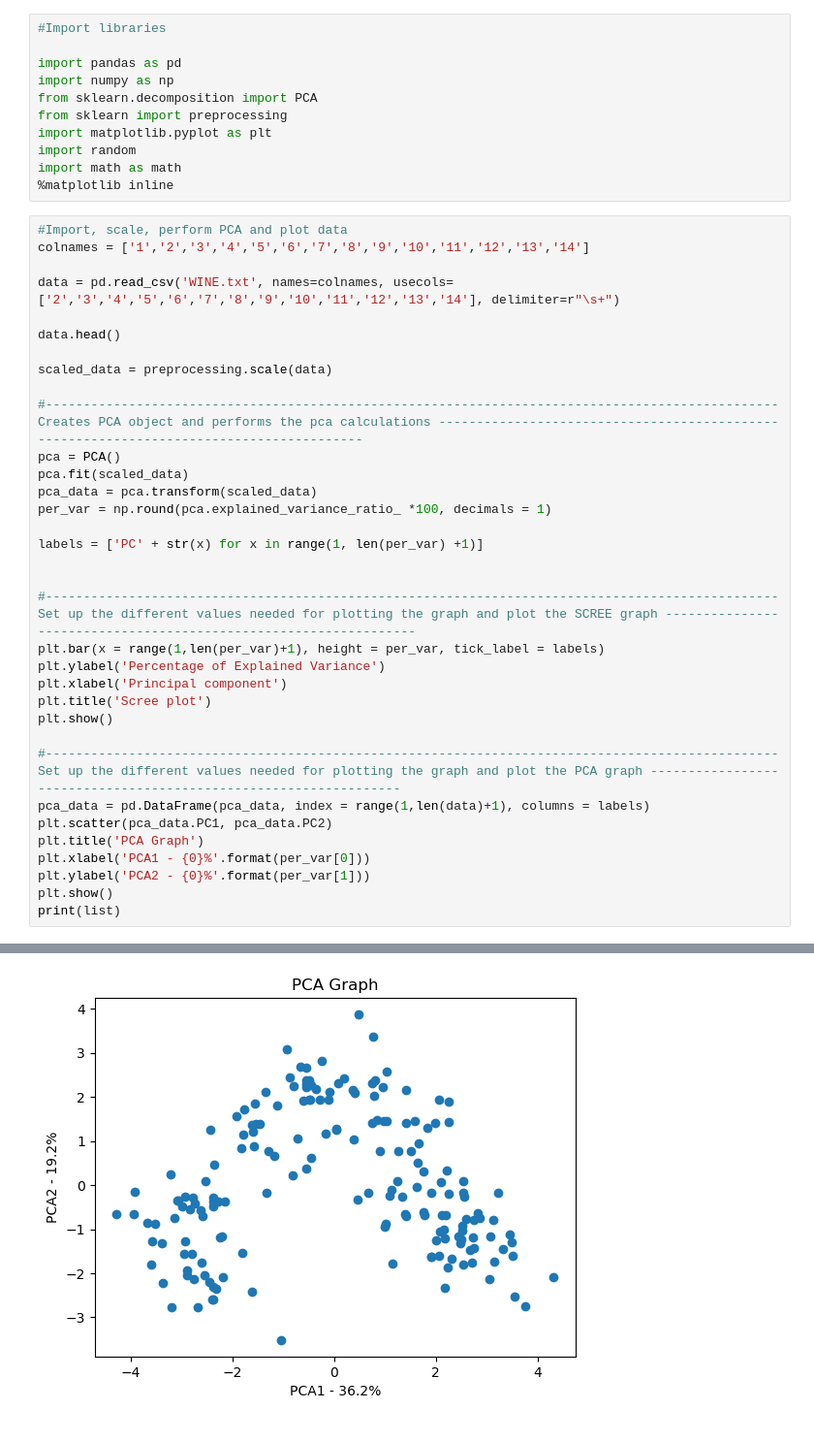
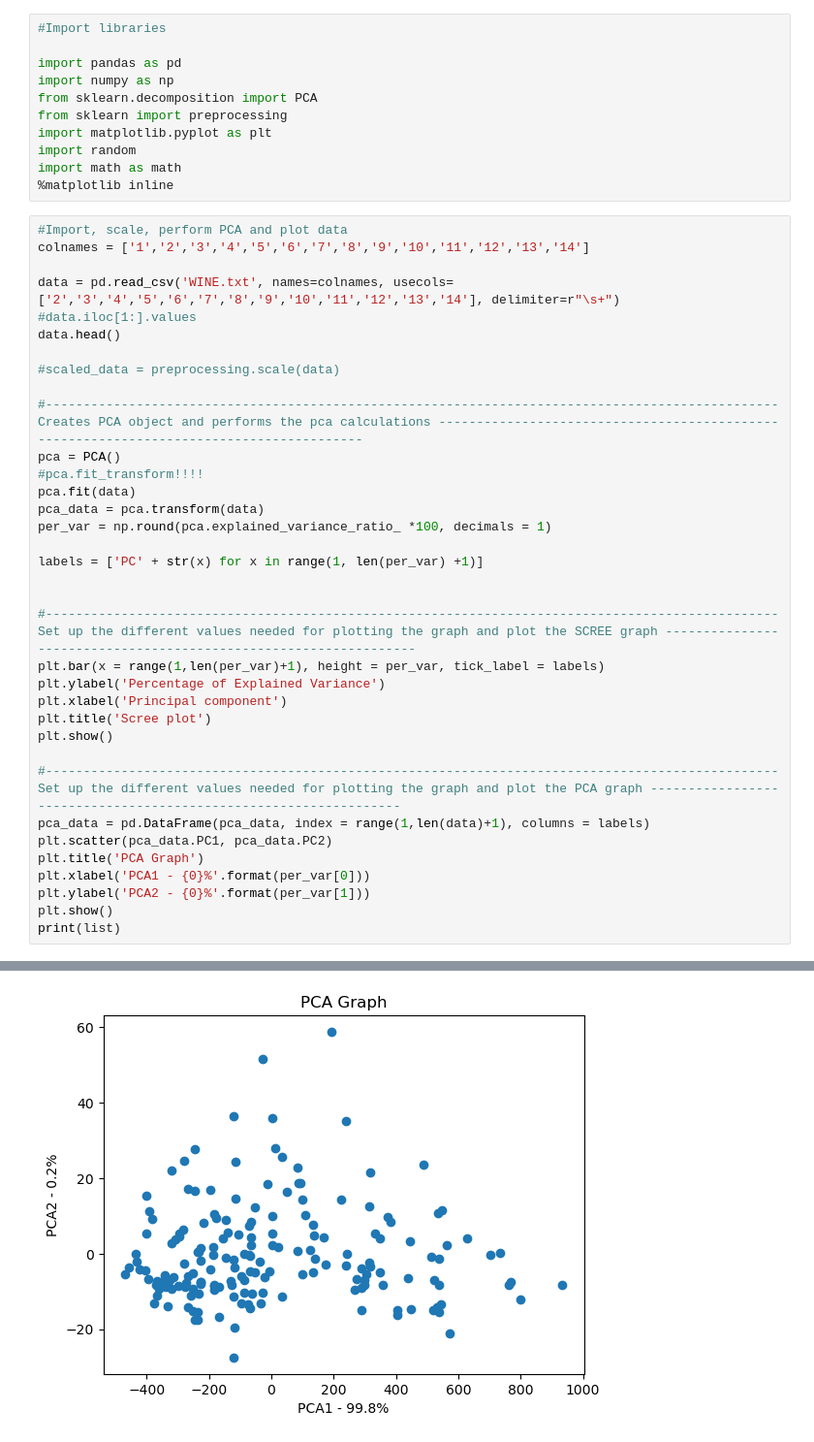
Before and after one commit to Stickkan/Lab-3, a Jupyter notebook: labb3.ipynb, the cells around one changed output, grey strips where cells are left out. Shown: that part at 97% size. Cells and saved outputs as stored; diff of their text form.

```diff
--- a/labb3.ipynb
+++ b/labb3.ipynb
@@ -14,15 +14,16 @@ import math as math
 colnames = ['1','2','3','4','5','6','7','8','9','10','11','12','13','14']
 
 data = pd.read_csv('WINE.txt', names=colnames, usecols=['2','3','4','5','6','7','8','9','10','11','12','13','14'], delimiter=r"\s+")
-
+#data.iloc[1:].values
 data.head()
 
-scaled_data = preprocessing.scale(data)
+#scaled_data = preprocessing.scale(data)
 
 #------------------------------------------------------------------------------------------------- Creates PCA object and performs the pca calculations ----------------------------------------------------------------------------------------
 pca = PCA()
-pca.fit(scaled_data)
-pca_data = pca.transform(scaled_data)
+#pca.fit_transform!!!!
+pca.fit(data)
+pca_data = pca.transform(data)
 per_var = np.round(pca.explained_variance_ratio_ *100, decimals = 1)
 
 labels = ['PC' + str(x) for x in range(1, len(per_var) +1)]
@@ -48 +49 @@ print(list)
-[figure, old version]
+[figure, new version]
```
Also changed, not shown: parts of 4 cells of this notebook.
